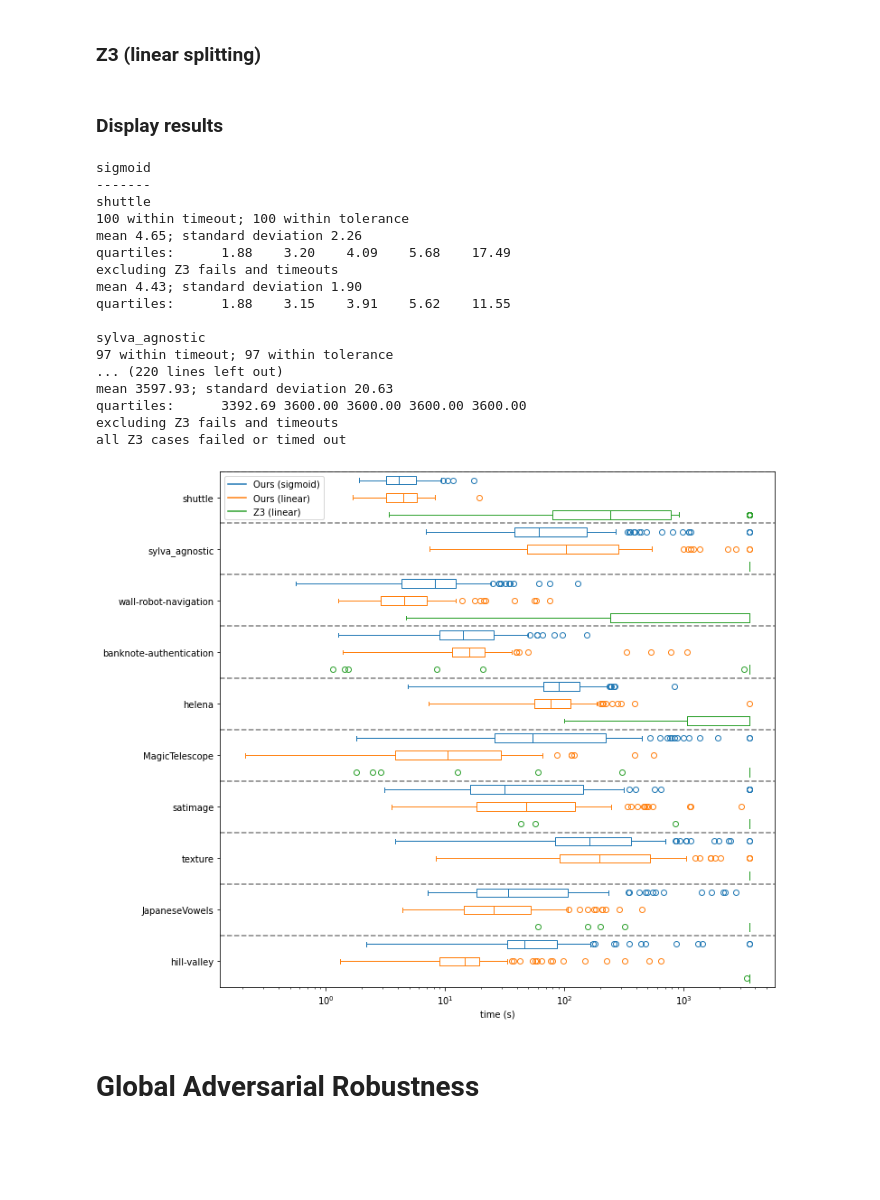
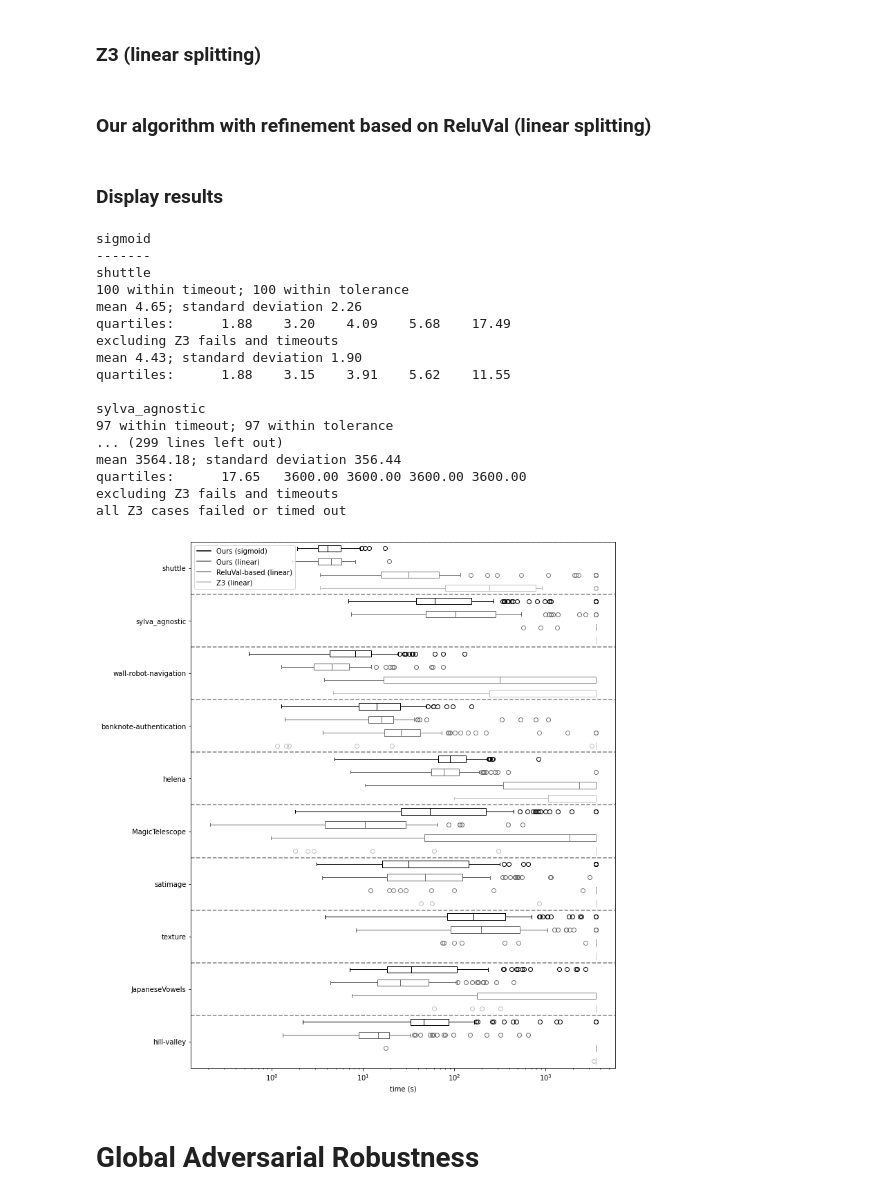
Before and after one commit to autonlab/fdt_verification, a Jupyter notebook: experiments.ipynb, the cells around one changed output. Saved outputs shown, nothing was run; the diff lists cells and outputs as text; code cells hidden in the pictures; blank space fills up the shorter version.

Commit message:
added experiment baselines using refinement strategy from ReluVal; minor code cleanup

```diff
--- a/experiments.ipynb
+++ b/experiments.ipynb
@@ -82,10 +80,22 @@ for name in dataset_names:
     perturbation, dist, exact, times = minimum_adversarial_perturbation_z3(f, x, tol, n_workers=n_workers, timeout=timeout)
     pickle.dump((perturbation, dist, exact, times), open("results/map_" + name + "_z3.pkl", "wb"))
     print(name)
+# %% [markdown]
+### Our algorithm with refinement based on ReluVal (linear splitting)
+# %%
+for name in dataset_names:
+    f = load_model(name + "_linear")
+    f = FDTNodeReluVal(f)
+    x, y = load_robustness_test_points(name)
+    perturbation, dist, exact, times = minimum_adversarial_perturbation(f, x, tol, n_workers=n_workers, timeout=timeout)
+    pickle.dump((perturbation, dist, exact, times), open("results/map_" + name + "_reluval.pkl", "wb"))
+    print(name)
 # %% [markdown]
 ### Display results
 # %%
 clrs = plt.rcParams["axes.prop_cycle"].by_key()["color"]
+# change to black and white for IEEE
+clrs = ["black", "dimgray", "gray", "silver", "lightgrey"]
 
 def set_box_color(bp, color):
     plt.setp(bp["boxes"], color=color)
@@ -97,7 +107,8 @@ def set_box_color(bp, color):
 sig_timeses = []
 lin_timeses = []
 z3_timeses = []
-for tag in ["sigmoid", "linear", "z3"]:
+reluval_timeses = []
+for tag in ["sigmoid", "linear", "z3", "reluval"]:
     print(tag)
     print("-"*len(tag))
     for name in dataset_names:
@@ -107,6 +118,7 @@ for tag in ["sigmoid", "linear", "z3"]:
         if tag == "sigmoid": sig_timeses.append(times)
         if tag == "linear": lin_timeses.append(times)
         if tag == "z3": z3_timeses.append(times)
+        if tag == "reluval": reluval_timeses.append(times)
         print(name)
         print("%d within timeout; %d within tolerance" % (np.sum(times < timeout), np.sum(exact)))
         print("mean %.2f; standard deviation %.2f" % (np.mean(times), np.std(times)))
@@ -115,44 +127,46 @@ for tag in ["sigmoid", "linear", "z3"]:
         _, _, z3exact, z3times = pickle.load(open("results/map_" + name + "_z3.pkl", "rb"))
         z3exact[z3times > timeout] = False
         times = times[z3exact]
         if times.shape[0] == 0:
             print("all Z3 cases failed or timed out")
         else:
             print("mean %.2f; standard deviation %.2f" % (np.mean(times), np.std(times)))
             print("quartiles:\t" + "\t".join(["%.2f"%t for t in np.quantile(times, [0, 0.25, 0.5, 0.75, 1])]))
         print("")
-plt.figure(figsize=(11,10.5))
-set_box_color(plt.boxplot(np.array(list(reversed(sig_timeses))).T, positions=[3*i+2 for i in range(len(dataset_names))], vert=False), clrs[0])
-set_box_color(plt.boxplot(np.array(list(reversed(lin_timeses))).T, positions=[3*i+1 for i in range(len(dataset_names))], vert=False), clrs[1])
-set_box_color(plt.boxplot(np.array(list(reversed(z3_timeses ))).T, positions=[3*i+0 for i in range(len(dataset_names))], vert=False), clrs[2])
-for i in range(len(dataset_names)): plt.axhline(3*i+2.5, c="gray", ls="--")
+plt.figure(figsize=(11,14))
+set_box_color(plt.boxplot(np.array(list(reversed(sig_timeses))).T, positions=[4*i+3 for i in range(len(dataset_names))], vert=False), clrs[0])
+set_box_color(plt.boxplot(np.array(list(reversed(lin_timeses))).T, positions=[4*i+2 for i in range(len(dataset_names))], vert=False), clrs[1])
+set_box_color(plt.boxplot(np.array(list(reversed(reluval_timeses ))).T, positions=[4*i+1 for i in range(len(dataset_names))], vert=False), clrs[2])
+set_box_color(plt.boxplot(np.array(list(reversed(z3_timeses))).T, positions=[4*i+0 for i in range(len(dataset_names))], vert=False), clrs[3])
+for i in range(len(dataset_names)): plt.axhline(4*i+3.5, c="gray", ls="--")
 plt.plot([], c=clrs[0], label="Ours (sigmoid)")
 plt.plot([], c=clrs[1], label="Ours (linear)")
-plt.plot([], c=clrs[2], label="Z3 (linear)")
+plt.plot([], c=clrs[2], label="ReluVal-based (linear)")
+plt.plot([], c=clrs[3], label="Z3 (linear)")
 plt.legend(loc="upper left")
-plt.yticks([3*i+1 for i in range(len(dataset_names))], labels=np.array(list(reversed(dataset_names))))
+plt.yticks([4*i+1.5 for i in range(len(dataset_names))], labels=np.array(list(reversed(dataset_names))))
 plt.xlabel("time (s)")
 plt.xscale("log")
 plt.show()
 # %% [output]
 sigmoid
 -------
 shuttle
 100 within timeout; 100 within tolerance
 mean 4.65; standard deviation 2.26
 quartiles:      1.88    3.20    4.09    5.68    17.49
 excluding Z3 fails and timeouts
 mean 4.43; standard deviation 1.90
 quartiles:      1.88    3.15    3.91    5.62    11.55
 
 sylva_agnostic
 97 within timeout; 97 within tolerance
-... (220 lines left out)
-mean 3597.93; standard deviation 20.63
-quartiles:      3392.69 3600.00 3600.00 3600.00 3600.00
+... (299 lines left out)
+mean 3564.18; standard deviation 356.44
+quartiles:      17.65   3600.00 3600.00 3600.00 3600.00
 excluding Z3 fails and timeouts
 all Z3 cases failed or timed out
-[figure, old version]
+[figure, new version]
 # %% [markdown]
 # Global Adversarial Robustness
 # %%
```
Also changed, not shown: parts of 2 cells of this notebook, 15 other files.
